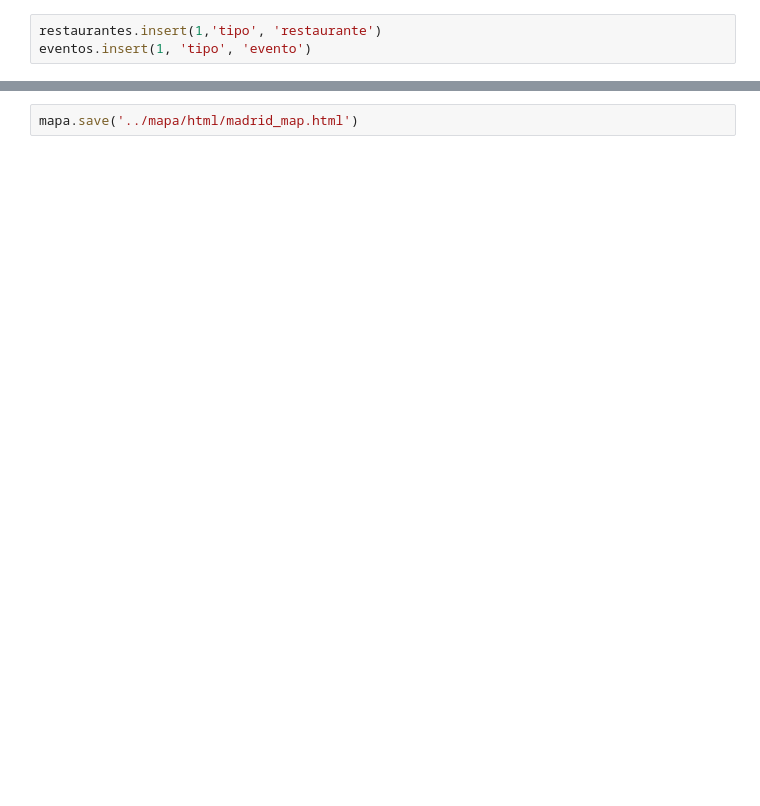
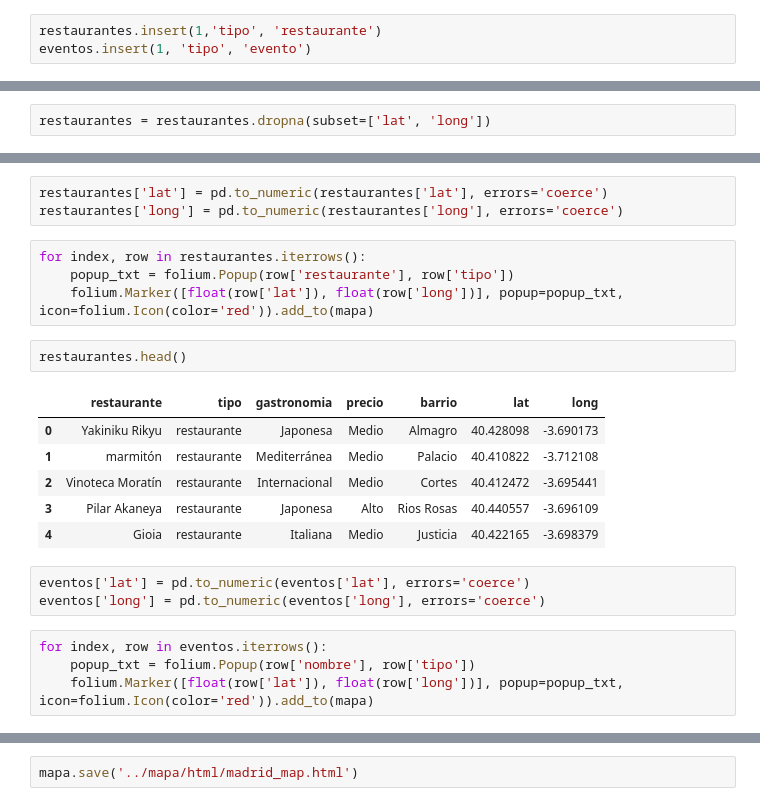
Before and after one commit to SaraPazo/Final-project-event, a Jupyter notebook: proyecto/mapa/folium.ipynb, the cells around one changed output, grey strips where cells are left out. Cells and saved outputs as stored; diff of their text form; blank space fills up the shorter version.

Commit message:
mapas

```diff
--- a/proyecto/mapa/folium.ipynb
+++ b/proyecto/mapa/folium.ipynb
@@ -96,0 +99,2 @@ restaurantes.head()
+# %%
+restaurantes = restaurantes.dropna(subset=['lat', 'long'])
@@ -96,0 +111,23 @@ restaurantes.head()
+# %%
+restaurantes['lat'] = pd.to_numeric(restaurantes['lat'], errors='coerce')
+restaurantes['long'] = pd.to_numeric(restaurantes['long'], errors='coerce')
+# %%
+for index, row in restaurantes.iterrows():
+    popup_txt = folium.Popup(row['restaurante'], row['tipo'])
+    folium.Marker([float(row['lat']), float(row['long'])], popup=popup_txt, icon=folium.Icon(color='red')).add_to(mapa)
+# %%
+restaurantes.head()
+# %% [output]
+|  | restaurante | tipo | gastronomia | precio | barrio | lat | long |
+| 0 | Yakiniku Rikyu | restaurante | Japonesa | Medio | Almagro | 40.428098 | -3.690173 |
+| 1 | marmitón | restaurante | Mediterránea | Medio | Palacio | 40.410822 | -3.712108 |
+| 2 | Vinoteca Moratín | restaurante | Internacional | Medio | Cortes | 40.412472 | -3.695441 |
+| 3 | Pilar Akaneya | restaurante | Japonesa | Alto | Rios Rosas | 40.440557 | -3.696109 |
+| 4 | Gioia | restaurante | Italiana | Medio | Justicia | 40.422165 | -3.698379 |
+# %%
+eventos['lat'] = pd.to_numeric(eventos['lat'], errors='coerce')
+eventos['long'] = pd.to_numeric(eventos['long'], errors='coerce')
+# %%
+for index, row in eventos.iterrows():
+    popup_txt = folium.Popup(row['nombre'], row['tipo'])
+    folium.Marker([float(row['lat']), float(row['long'])], popup=popup_txt, icon=folium.Icon(color='red')).add_to(mapa)
```
Also changed, not shown: parts of 30 cells of this notebook, 7 other files.
